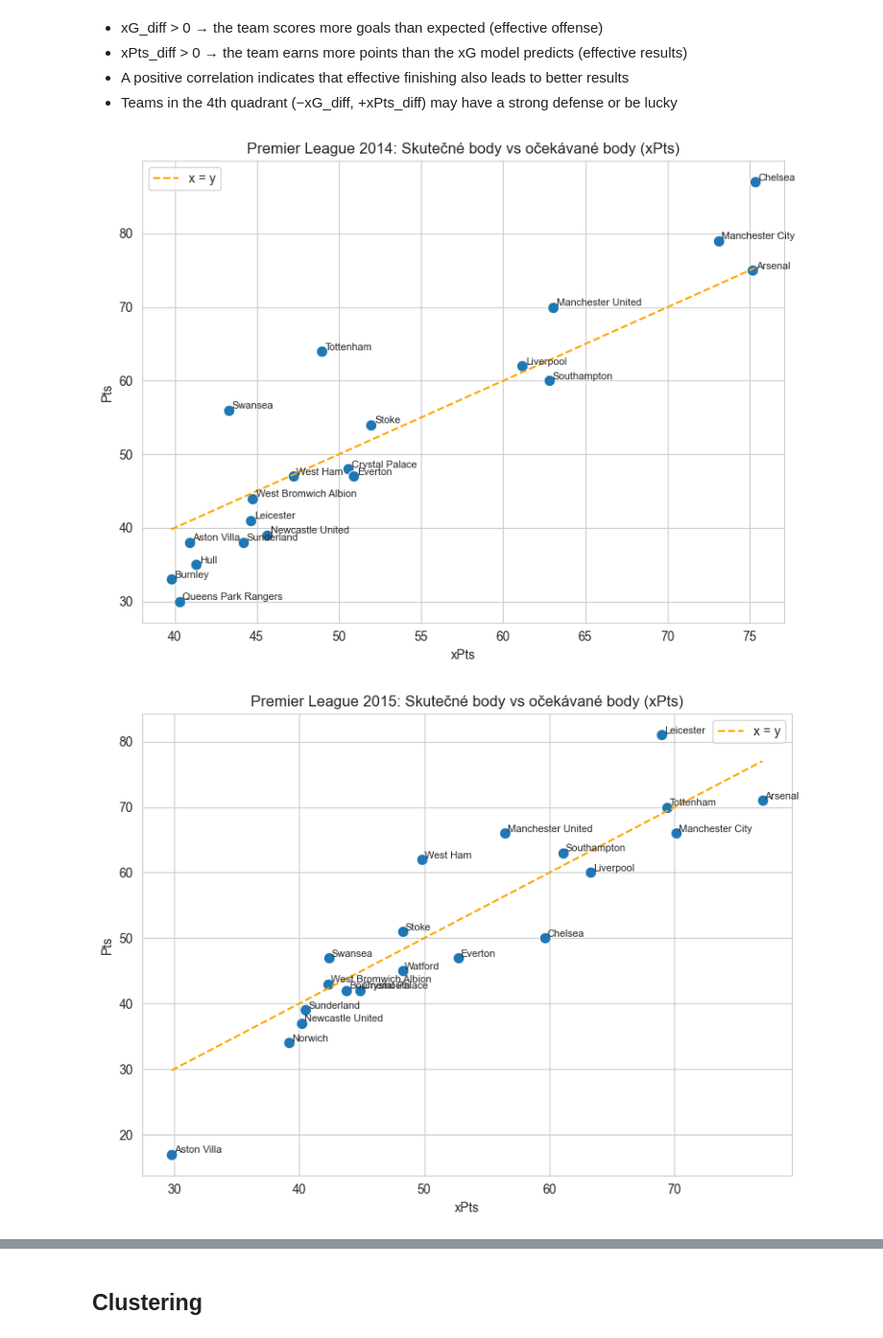
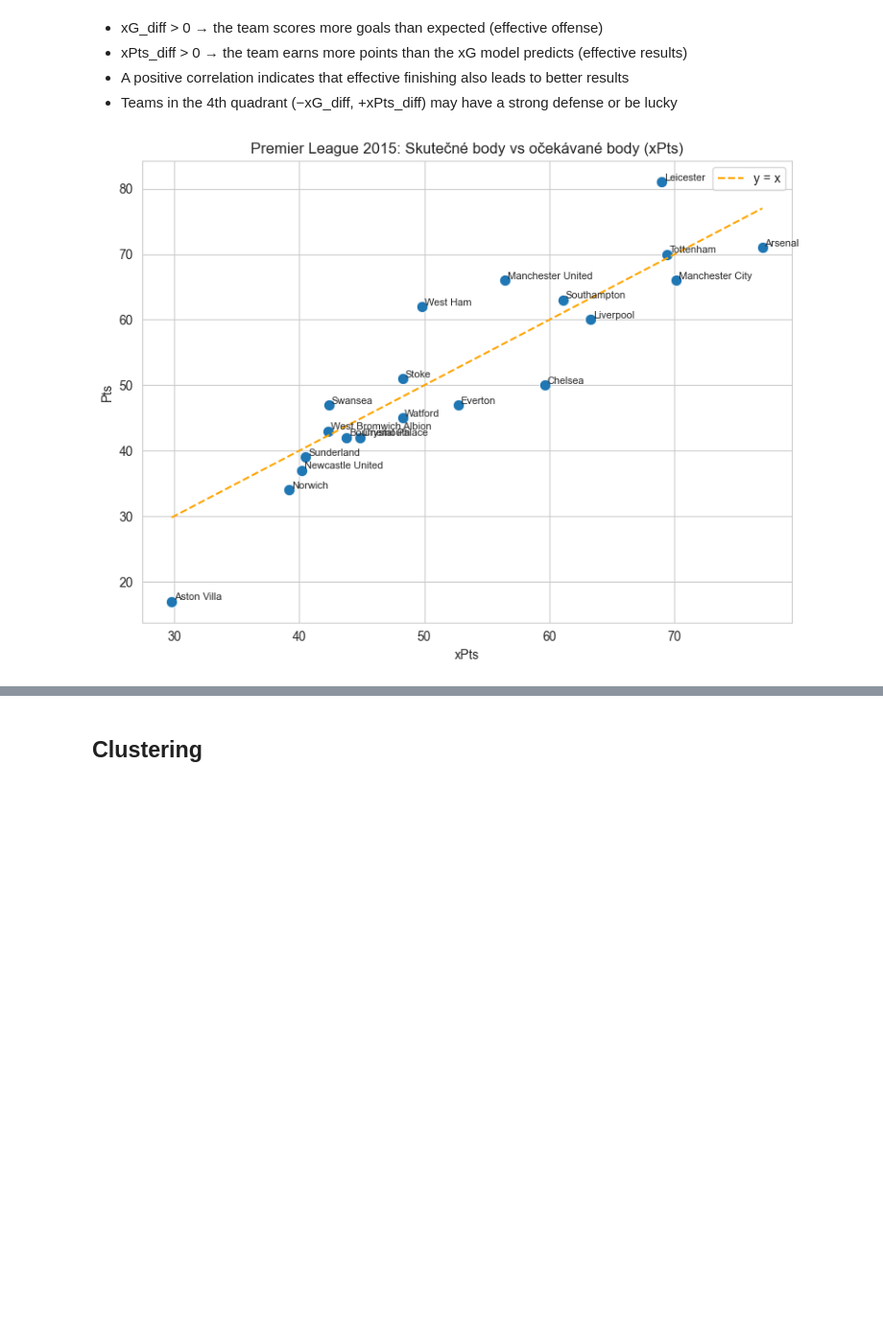
Before and after one commit to xcervenkam/DP, a Jupyter notebook: xG/xG_EDA.ipynb, the cells around one changed output, grey strips where cells are left out. Shown at 96% size. Cells and saved outputs as stored; diff of their text form; code cells hidden in the pictures; blank space fills up the shorter version.

```diff
--- a/xG/xG_EDA.ipynb
+++ b/xG/xG_EDA.ipynb
@@ -553,34 +610,32 @@ for year in seasons:
 # %%
 sns.set_style("whitegrid")
 
-for year in seasons:
-    data = epl[epl['season_year'] == year]
+data = epl[epl['season_year'] == 2015]
 
-    plt.figure(figsize=(8,6))
-    sns.scatterplot(data=data, x='xpts', y='pts', s=80, color='#1f77b4')
+plt.figure(figsize=(8,6))
+sns.scatterplot(data=data, x='xpts', y='pts', s=80, color='#1f77b4')
 
-    # přidání názvů týmů
-    for i in range(data.shape[0]):
-        plt.text(
-            data['xpts'].iloc[i] + 0.2,
-            data['pts'].iloc[i] + 0.2,
-            data['team'].iloc[i],
-            fontsize=8
-        )
-
-    # referenční přímka y = x
-    plt.plot(
-        [data['xpts'].min(), data['xpts'].max()],
-        [data['xpts'].min(), data['xpts'].max()],
-        '--', color='orange', linewidth=1.5, label='x = y'
+# přidání názvů týmů
+for i in range(data.shape[0]):
+    plt.text(
+        data['xpts'].iloc[i] + 0.2,
+        data['pts'].iloc[i] + 0.2,
+        data['team'].iloc[i],
+        fontsize=8
     )
 
-    plt.title(f"Premier League {year}: Skutečné body vs očekávané body (xPts)")
-    plt.xlabel("xPts")
-    plt.ylabel("Pts")
-    plt.legend()
-    plt.tight_layout()
-    plt.show()
+# referenční přímka y = x
+plt.plot(
+    [data['xpts'].min(), data['xpts'].max()],
+    [data['xpts'].min(), data['xpts'].max()],
+    '--', color='orange', linewidth=1.5, label='y = x'
+)
+
+plt.title(f"Premier League {2015}: Skutečné body vs očekávané body (xPts)")
+plt.xlabel("xPts")
+plt.ylabel("Pts")
+plt.legend()
+plt.tight_layout()
+plt.show()
 # %% [output]
-[figure, old version]
+[figure, new version]
-[figure, removed]
```
Also changed, not shown: parts of 26 cells of this notebook.
